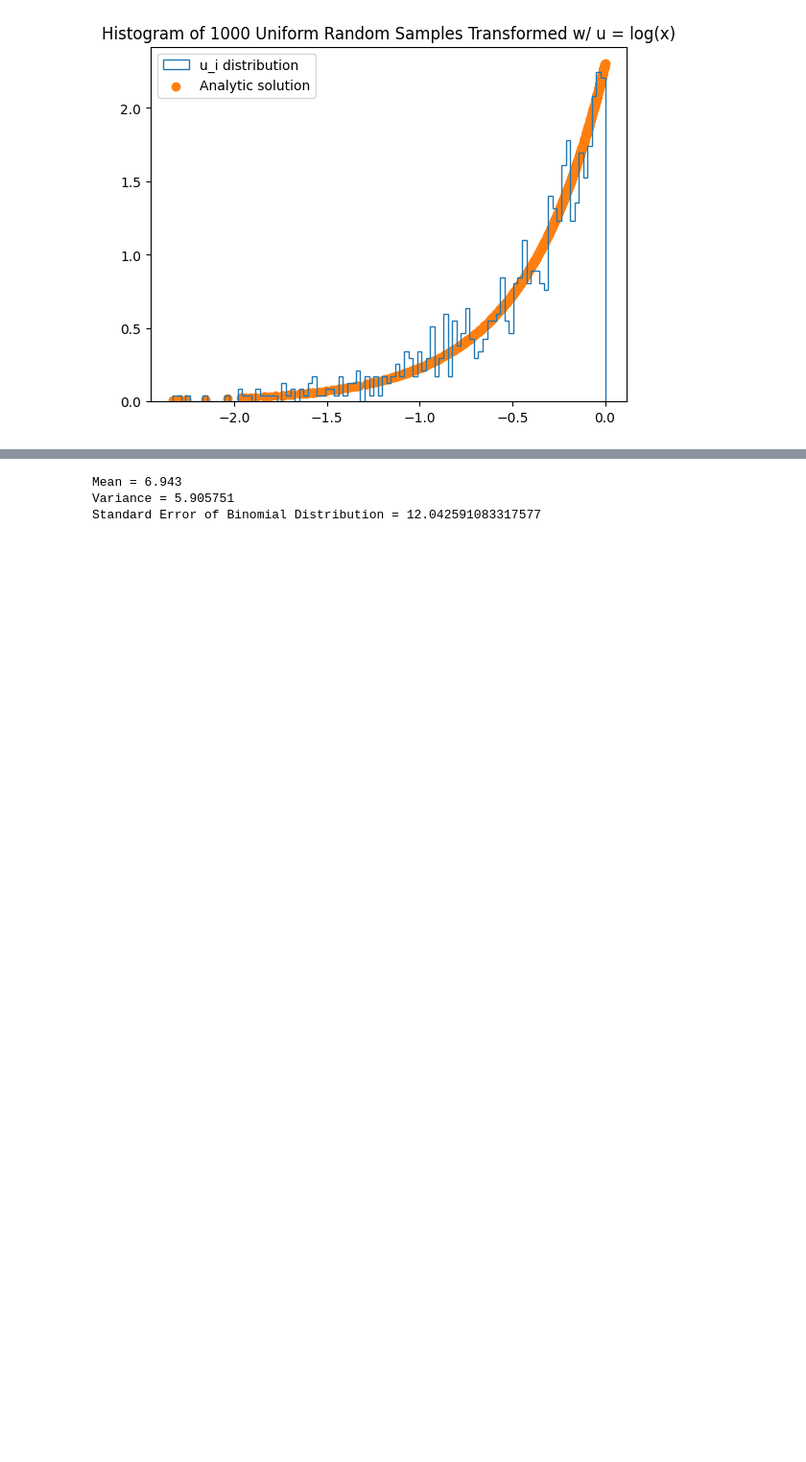
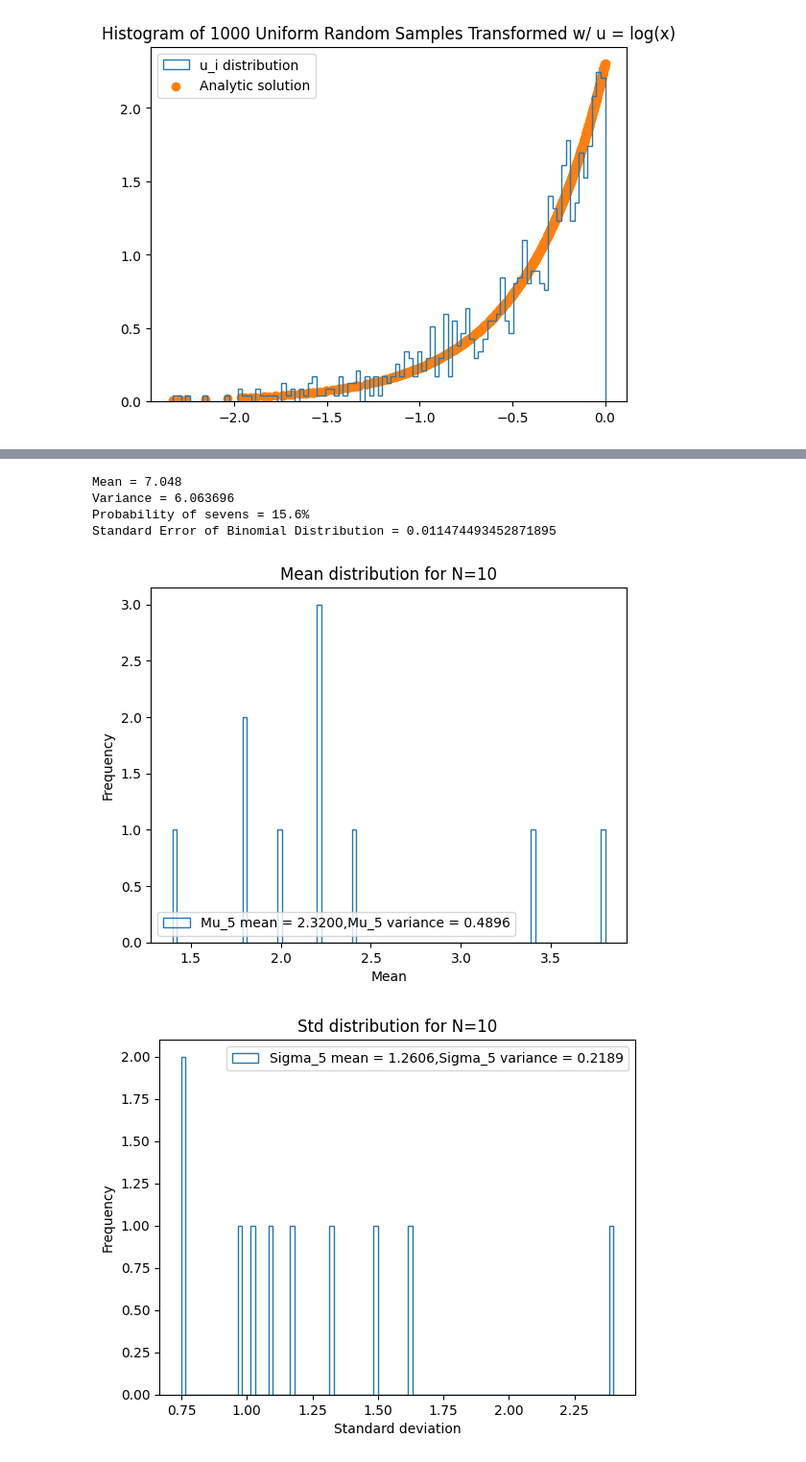
Before and after one commit to gtong3/Data_Analysis, a Jupyter notebook: Lab2/Lab2.ipynb, the cells around one changed output, grey strips where cells are left out. Shown at 96% size. Saved outputs shown, nothing was run; the diff lists cells and outputs as text; code cells hidden in the pictures; blank space fills up the shorter version.

Commit message:
Variable transformation distributions & central limit theorem exploration finished

```diff
--- a/Lab2/Lab2.ipynb
+++ b/Lab2/Lab2.ipynb
@@ -91,9 +90,11 @@ print(f'Mean = {np.mean(sum)}')
 print(f'Variance = {np.var(sum)}')
 numsev=list(filter(lambda x: x == 7, sum))
 sevprob = len(numsev)/1000
-print(f'Standard Error of Binomial Distribution = {binom.std(1000,sevprob)}')
+print(f'Probability of sevens = {sevprob*100}%')
+print(f'Standard Error of Binomial Distribution = {binom.std(1000,sevprob)/1000}')
 #1 + 6, 2+5, 3+4
 # %% [output]
-Mean = 6.943
-Variance = 5.905751
-Standard Error of Binomial Distribution = 12.042591083317577
+Mean = 7.048
+Variance = 6.063696
+Probability of sevens = 15.6%
+Standard Error of Binomial Distribution = 0.011474493452871895
@@ -99,0 +106,29 @@ Standard Error of Binomial Distribution = 12.042591083317577
+# %%
+from scipy.stats import poisson
+def nrepeats(N,size=5):
+    mean,std = [],[]
+    for i in range(N):
+        events = poisson.rvs(2.0,size=size)
+        mean.append(np.mean(events))
+        std.append(np.std(events))
+    return mean,std
+def plotter(N,size=5):
+    mean,std=nrepeats(N,size)
+    plt.hist(mean,bins=99,histtype='step',label=f'Mu_5 mean = {np.mean(mean):.4f},Mu_5 variance = {np.var(mean):.4f}')
+    plt.xlabel('Mean')
+    plt.ylabel('Frequency')
+    plt.title(f'Mean distribution for N={N}')
+    plt.legend()
+    plt.show()
+    plt.hist(std,bins=99,histtype='step',label=f'Sigma_5 mean = {np.mean(std):.4f},Sigma_5 variance = {np.var(std):.4f}')
+    plt.xlabel('Standard deviation')
+    plt.ylabel('Frequency')
+    plt.title(f'Std distribution for N={N}')
+    plt.legend()
+    plt.show()
+plotter(10)
+plotter(100)
+plotter(1000)
+# %% [output]
+[figure, added]
+[figure, added]
```
Also changed, not shown: parts of 6 cells of this notebook, 1 other file.
